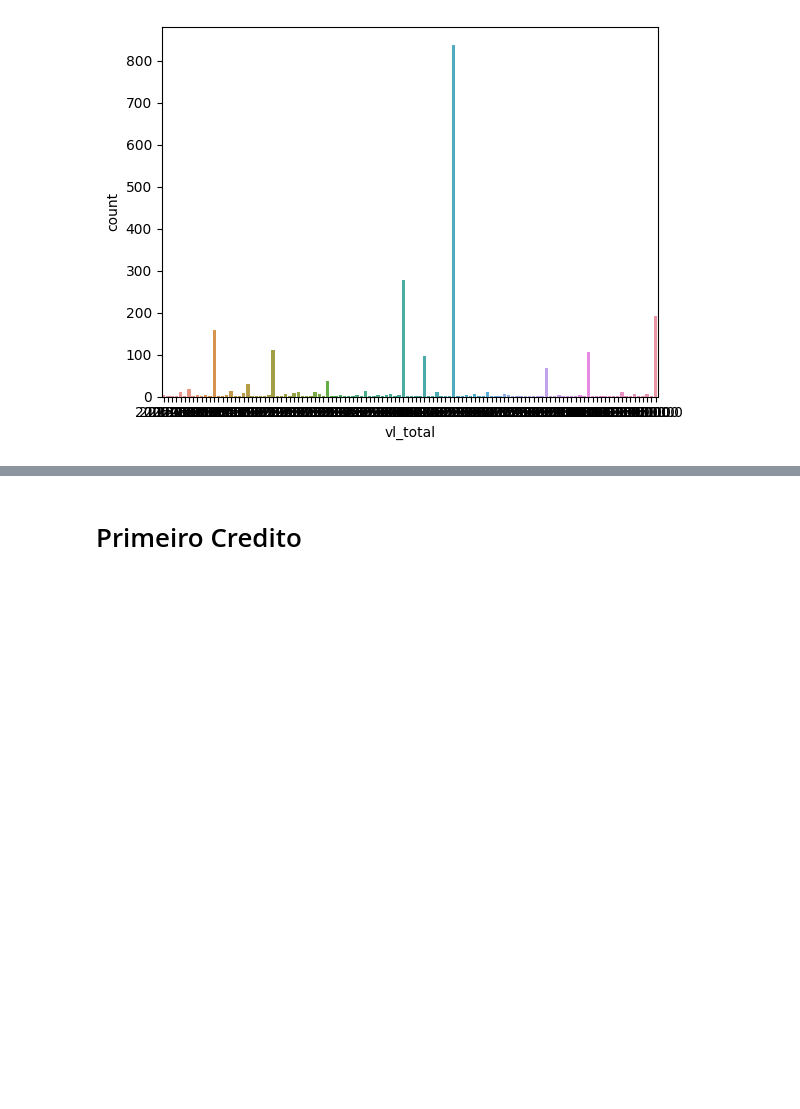
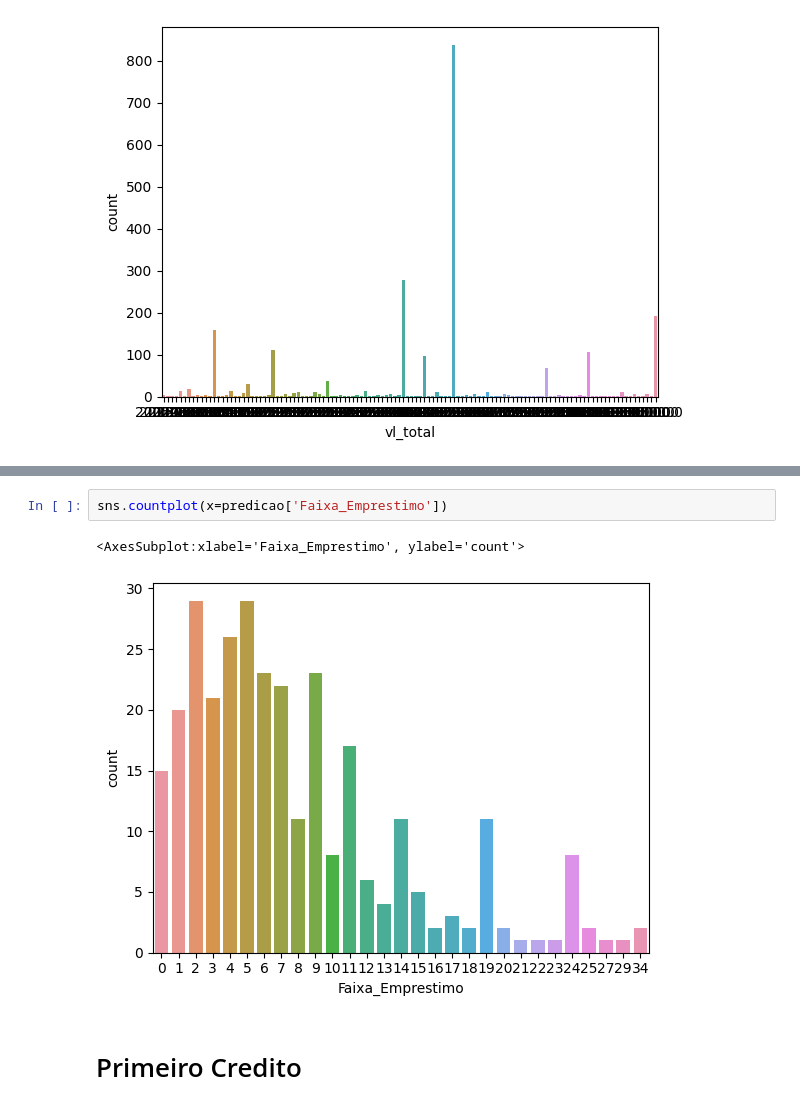
Before and after one commit to PauloVinicius02131/AluraChallengeDados1, a Jupyter notebook: Notebook.ipynb, the cells around one changed output, grey strips where cells are left out. Cells and saved outputs as stored; diff of their text form; blank space fills up the shorter version.

```diff
--- a/Notebook.ipynb
+++ b/Notebook.ipynb
@@ -327,3 +345,8 @@ dados['Faixa_Emprestimo'] = pd.cut(x= dados['vl_total'], bins=35, labels=False)
+# %%
+sns.countplot(x=predicao['Faixa_Emprestimo'])
+# %% [output]
+<AxesSubplot:xlabel='Faixa_Emprestimo', ylabel='count'>
+[figure, added]
 # %% [markdown]
 # Primeiro Credito
 # %%
```
Also changed, not shown: parts of 16 cells of this notebook, 16 other files.
